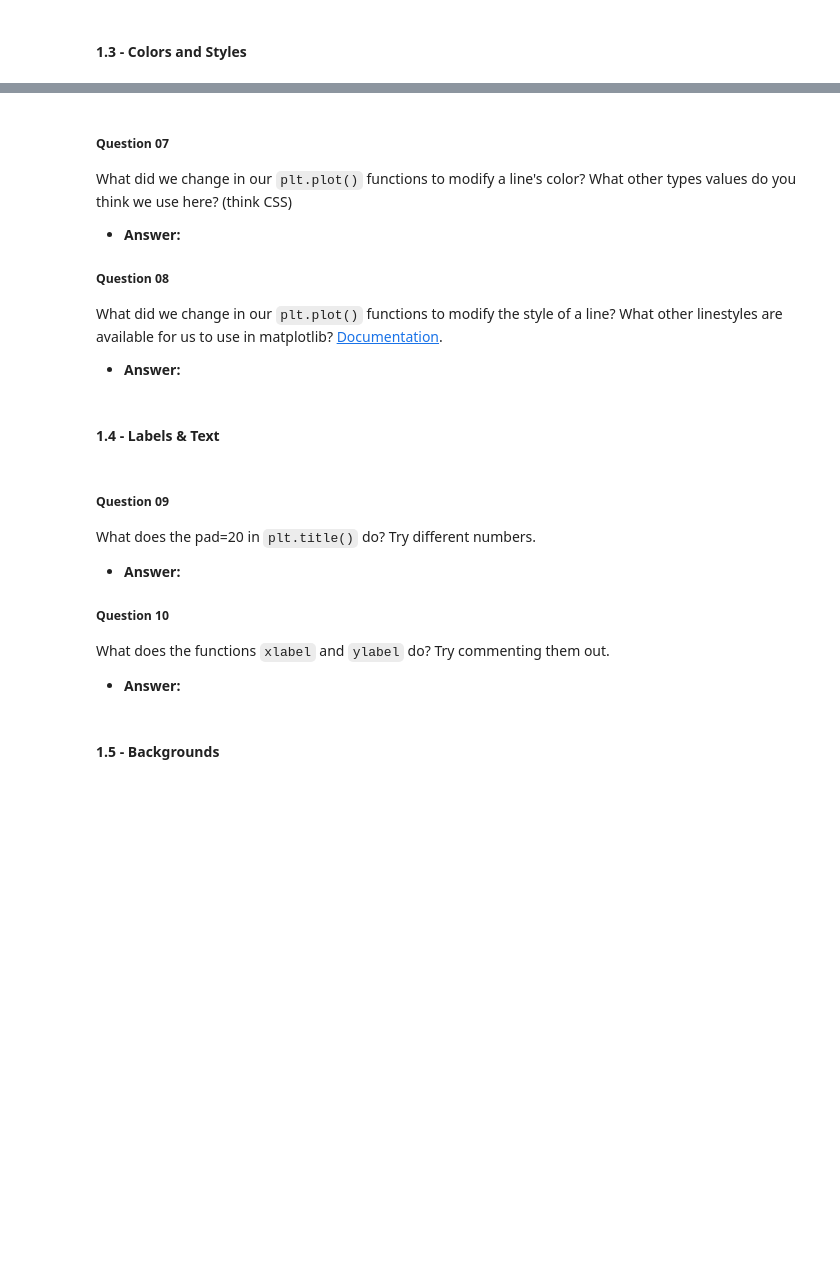
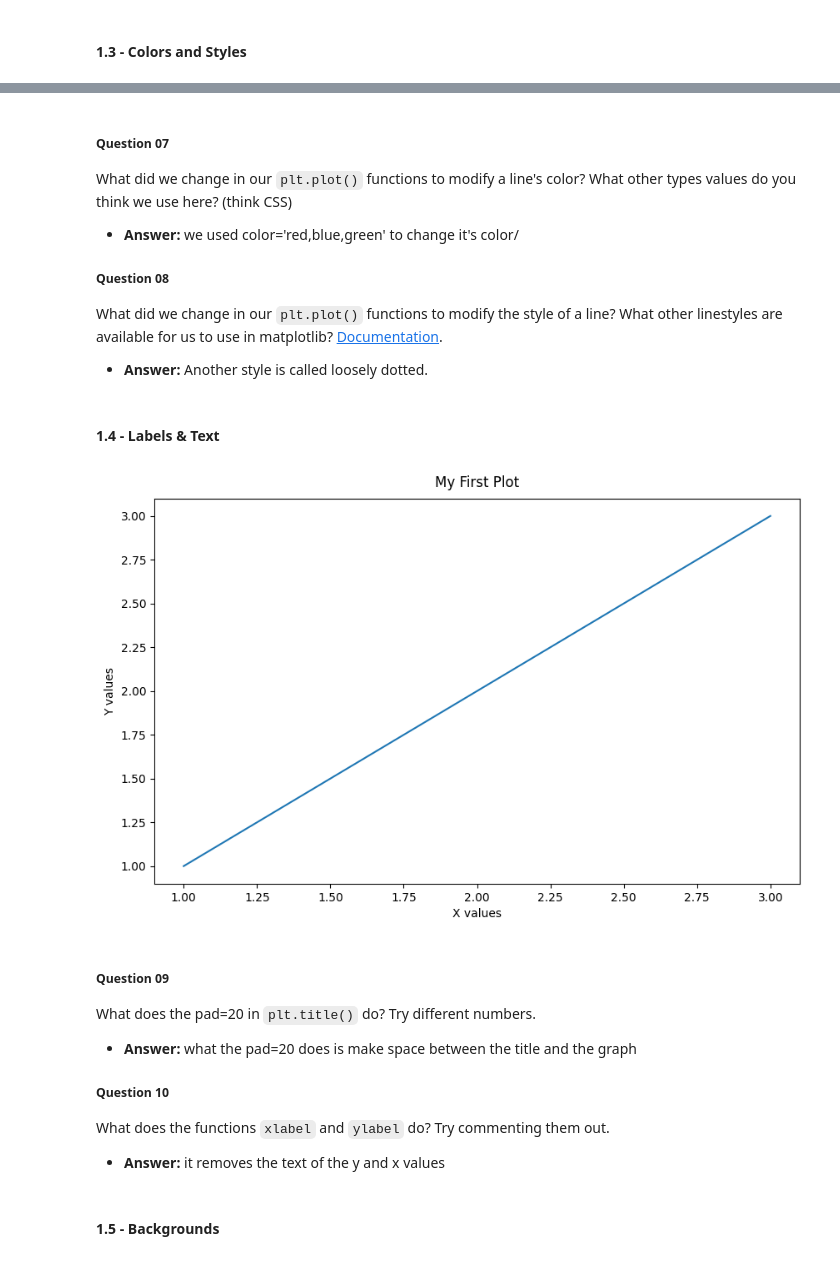
Before and after one commit to TIMPRO12/unit-3-data-science, a Jupyter notebook: 00_intro.ipynb, the cells around one changed output, grey strips where cells are left out. Cells and saved outputs as stored; diff of their text form; code cells hidden in the pictures; blank space fills up the shorter version.

```diff
--- a/00_intro.ipynb
+++ b/00_intro.ipynb
@@ -157,28 +179,30 @@ plt.show()
 # %% [markdown]
 ##### Question 07
 What did we change in our `plt.plot()` functions to modify a line's color? What other types values do you think we use here? (think CSS)
-- **Answer:**
+- **Answer:** we used color='red,blue,green' to change it's color/
 
 ##### Question 08
 What did we change in our `plt.plot()` functions to modify the style of a line? What other linestyles are available for us to use in matplotlib? [Documentation](https://matplotlib.org/stable/).
-- **Answer:**
+- **Answer:** Another style is called loosely dotted.
 # %% [markdown]
 #### 1.4 - Labels & Text
 # %%
 plt.figure(figsize=(10, 6))
 plt.plot([1, 2, 3], [1, 2, 3])
-plt.title('My First Plot', pad=20)
+plt.title('My First Plot', pad=10)
 plt.xlabel('X values')
 plt.ylabel('Y values')
 plt.show()
+# %% [output]
+[figure, added]
 # %% [markdown]
 ##### Question 09
 What does the pad=20 in `plt.title()` do? Try different numbers.
-- **Answer:**
+- **Answer:**  what the pad=20 does is make space between the title and the graph
 
 ##### Question 10
 What does the functions `xlabel` and `ylabel` do? Try commenting them out.
-- **Answer:**
+- **Answer:** it removes the text of the y and x values
 # %% [markdown]
 #### 1.5 - Backgrounds
 # %%
```
Also changed, not shown: parts of 9 cells of this notebook.
